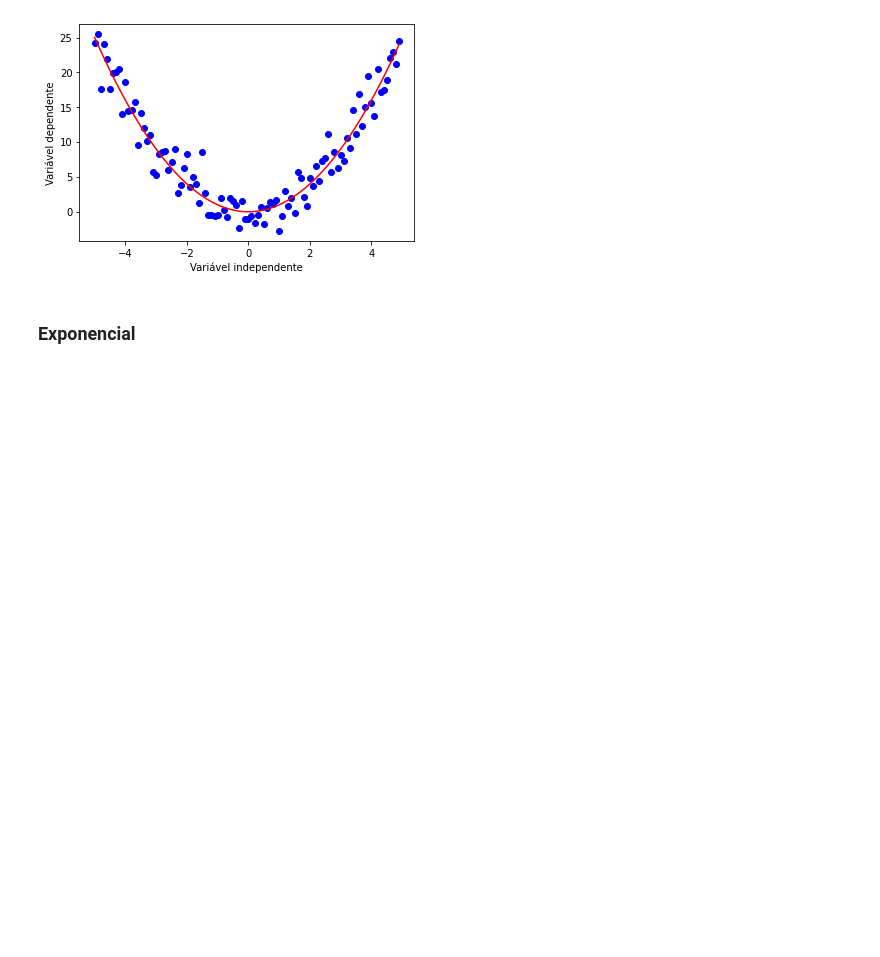
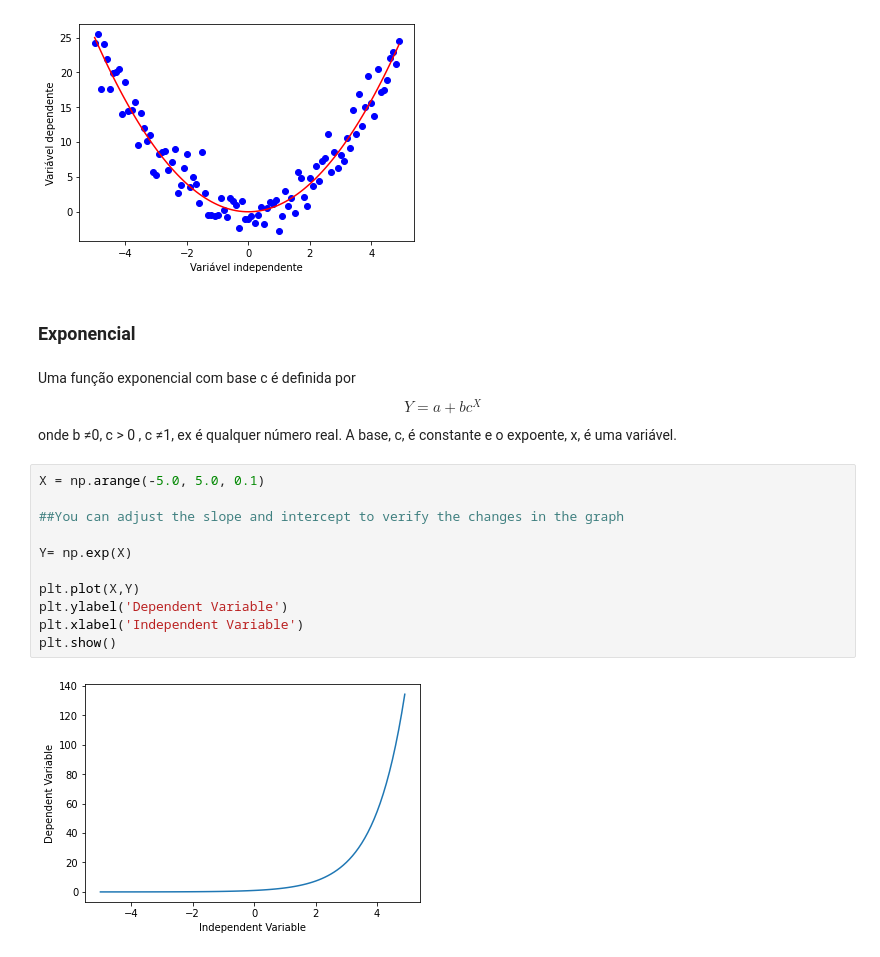
Before and after one commit to kauebr/Machine-Learning-Projects-IBM, a Jupyter notebook: Regressão nao linear/Regressao nao linear.ipynb, the cells around one changed output. Cells and saved outputs as stored; diff of their text form; blank space fills up the shorter version.

```diff
--- a/Regressão nao linear/Regressao nao linear.ipynb
+++ b/Regressão nao linear/Regressao nao linear.ipynb
@@ -73,3 +73,18 @@ plt.show()
 [figure]
 # %% [markdown]
 ### Exponencial
+# %% [markdown]
+Uma função exponencial com base c é definida por $$ Y = a + b c^X$$ onde b ≠0, c > 0 , c ≠1, ex é qualquer número real. A base, c, é constante e o expoente, x, é uma variável.
+# %%
+X = np.arange(-5.0, 5.0, 0.1)
+
+##You can adjust the slope and intercept to verify the changes in the graph
+
+Y= np.exp(X)
+
+plt.plot(X,Y)
+plt.ylabel('Dependent Variable')
+plt.xlabel('Independent Variable')
+plt.show()
+# %% [output]
+[figure, added]
```
Also changed, not shown: parts of 7 cells of this notebook.
